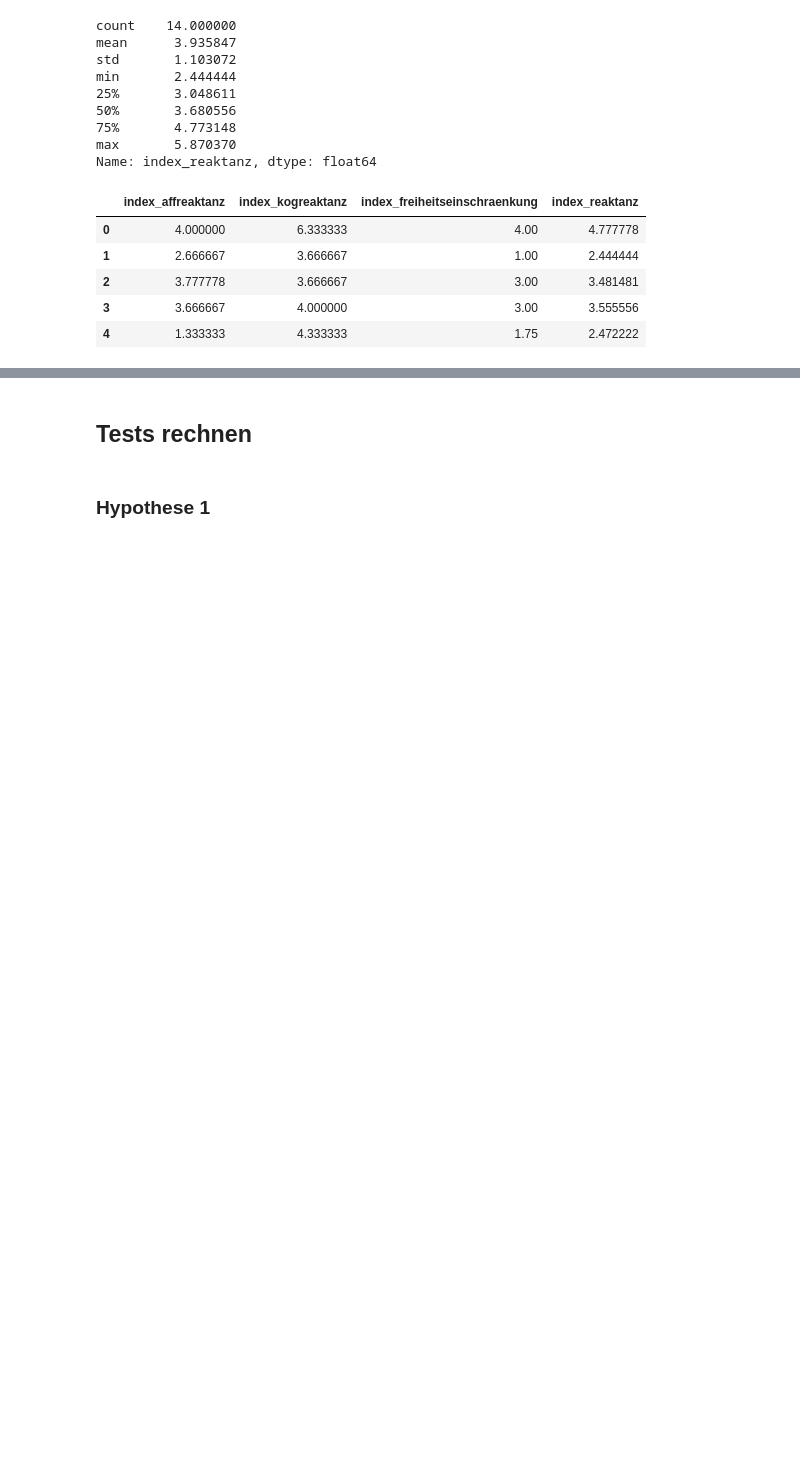
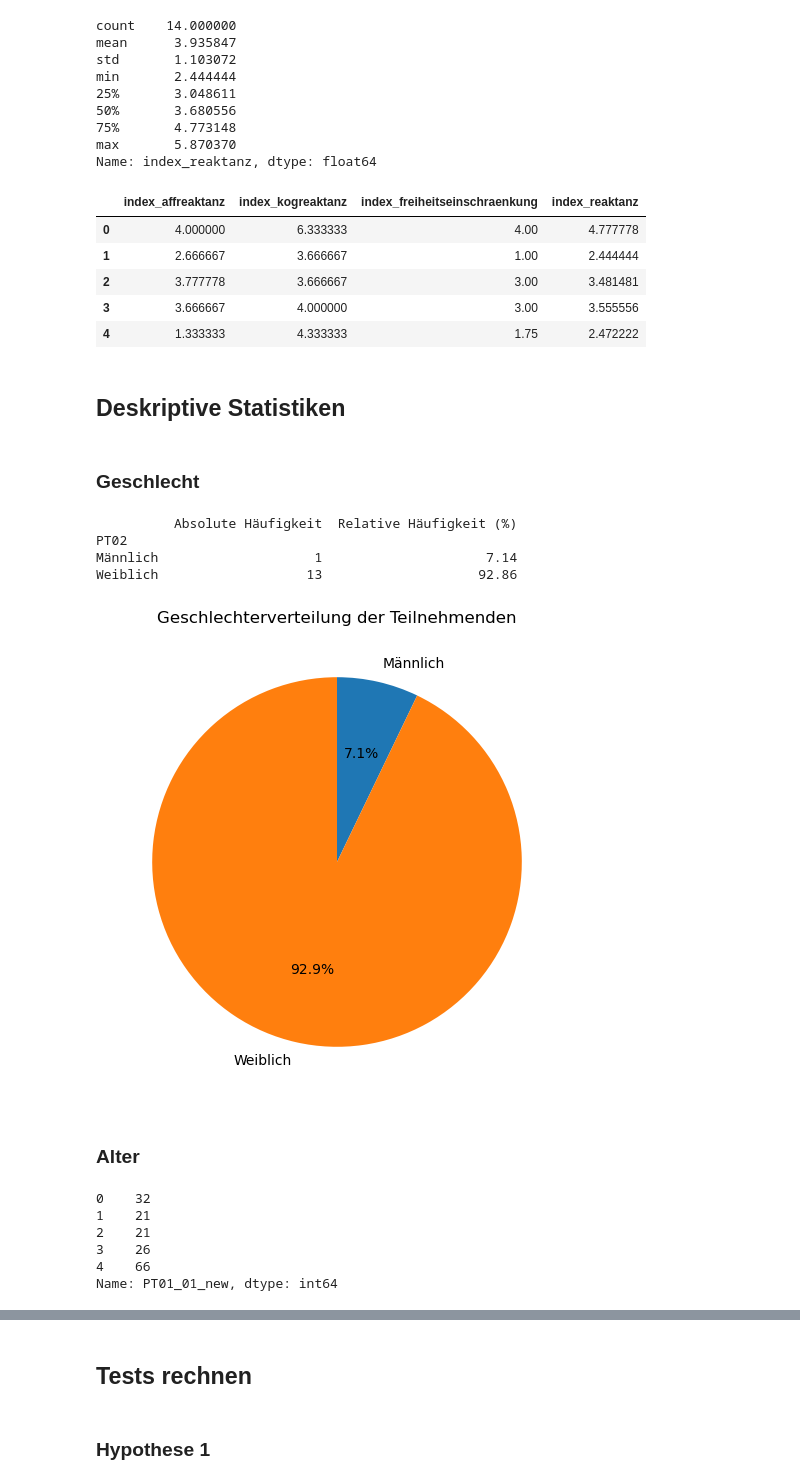
Before and after one commit to lara-polat/KI_Demokratie, a Jupyter notebook: analysis1.ipynb, the cells around one changed output, grey strips where cells are left out. Saved outputs shown, nothing was run; the diff lists cells and outputs as text; code cells hidden in the pictures; blank space fills up the shorter version.

Commit message:
Deskriptive Statistiken
Alter, Geschlecht, höchster Bildungsabschluss, Einstellung zur Obergrenze

```diff
--- a/analysis1.ipynb
+++ b/analysis1.ipynb
@@ -499,3 +499,57 @@ Name: index_reaktanz, dtype: float64
 | 2 | 3.777778 | 3.666667 | 3.00 | 3.481481 |
 | 3 | 3.666667 | 4.000000 | 3.00 | 3.555556 |
 | 4 | 1.333333 | 4.333333 | 1.75 | 2.472222 |
+# %% [markdown]
+## Deskriptive Statistiken
+# %% [markdown]
+### Geschlecht
+# %%
+# Deskriptive Statistiken (Häufigkeiten prozentual und absolut) für PT02
+
+absolute = df_masterprojekt1['PT02'].value_counts().sort_index()
+relative = df_masterprojekt1['PT02'].value_counts(normalize=True).sort_index()
+
+haeufigkeitstabelle = pd.DataFrame({
+    'Absolute Häufigkeit': absolute,
+    'Relative Häufigkeit (%)': (relative * 100).round(2)
+})
+
+haeufigkeitstabelle.index = haeufigkeitstabelle.index.map({1: 'Männlich', 2: 'Weiblich'})
+print(haeufigkeitstabelle)
+
+# Kreisdiagramm
+
+labels = ['Männlich', 'Weiblich']
+
+plt.figure(figsize=(6, 6))
+plt.pie(
+    relative,
+    labels=labels,
+    autopct='%1.1f%%',   # Eine Nachkommastelle
+    startangle=90,       # Startwinkel für schönere Ausrichtung
+    counterclock=False   # damit das Diagramm im Uhrzeigersinn läuft
+)
+
+plt.title('Geschlechterverteilung der Teilnehmenden')
+plt.show()
+# %% [output]
+          Absolute Häufigkeit  Relative Häufigkeit (%)
+PT02
+Männlich                    1                     7.14
+Weiblich                   13                    92.86
+[figure, added]
+# %% [markdown]
+### Alter
+# %%
+# Zur Errechnung des Alters in Jahren: 2025 - Geburtstjahr PT01_01
+df_masterprojekt1['PT01_01_new'] = 2025 - df_masterprojekt1['PT01_01']
+
+# Kontrolle: erste Werte
+df_masterprojekt1['PT01_01_new'].head()
+# %% [output]
+0    32
+1    21
+2    21
+3    26
+4    66
+Name: PT01_01_new, dtype: int64
```
Also changed, not shown: parts of 13 cells of this notebook, 1 other file.
